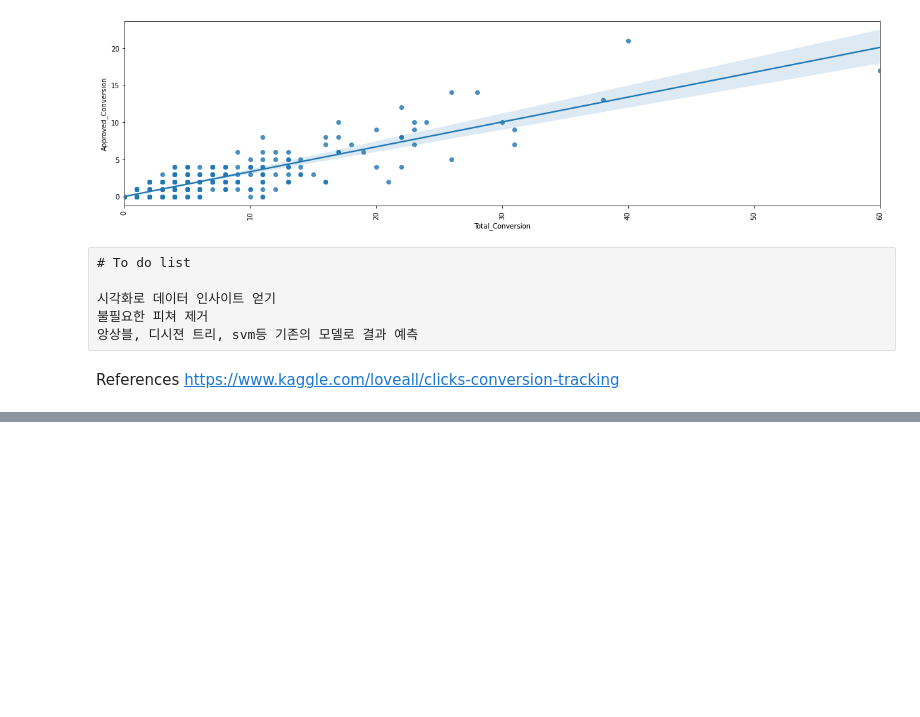
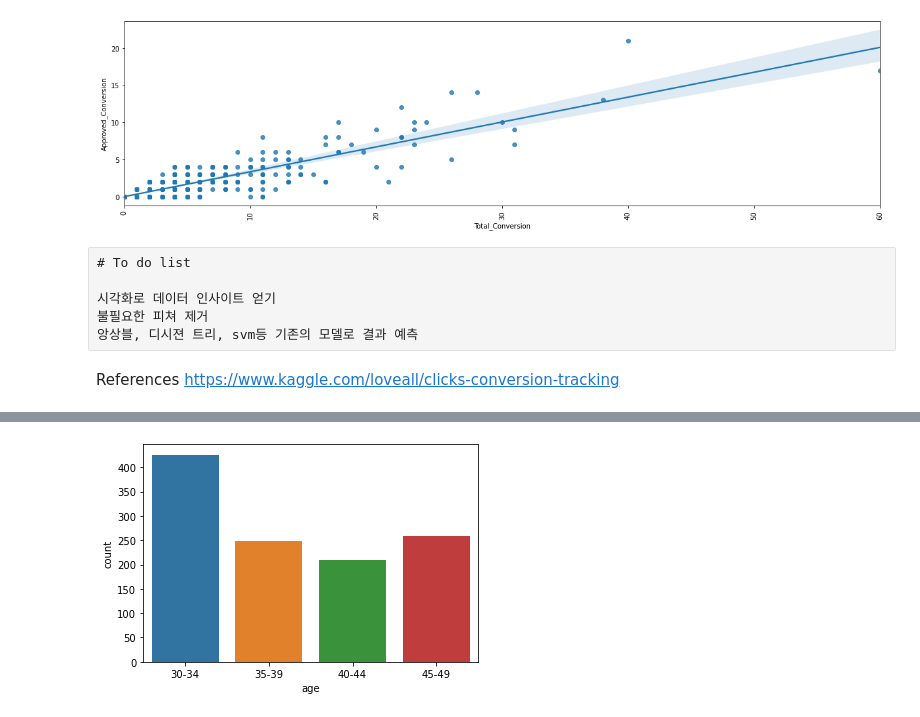
Before and after one commit to ojjy/datascience, a Jupyter notebook: ads/ads.ipynb, the cells around one changed output, grey strips where cells are left out. Drawn from its saved outputs; the diff is of its cells as text; code cells hidden in the pictures; blank space fills up the shorter version.

```diff
--- a/ads/ads.ipynb
+++ b/ads/ads.ipynb
@@ -184,0 +219,5 @@ https://www.kaggle.com/loveall/clicks-conversion-tracking
+# %%
+sns.countplot(x='age', data=df)
+plt.show()
+# %% [output]
+[figure, added]
```
Also changed, not shown: parts of 8 cells of this notebook.
